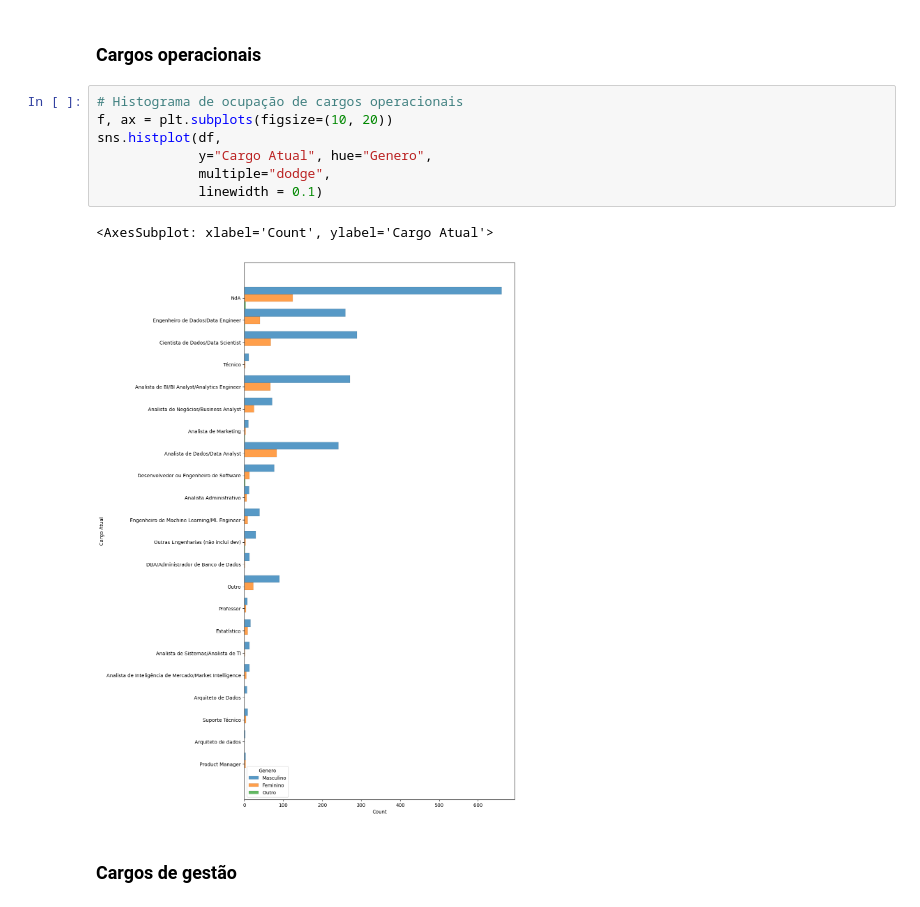
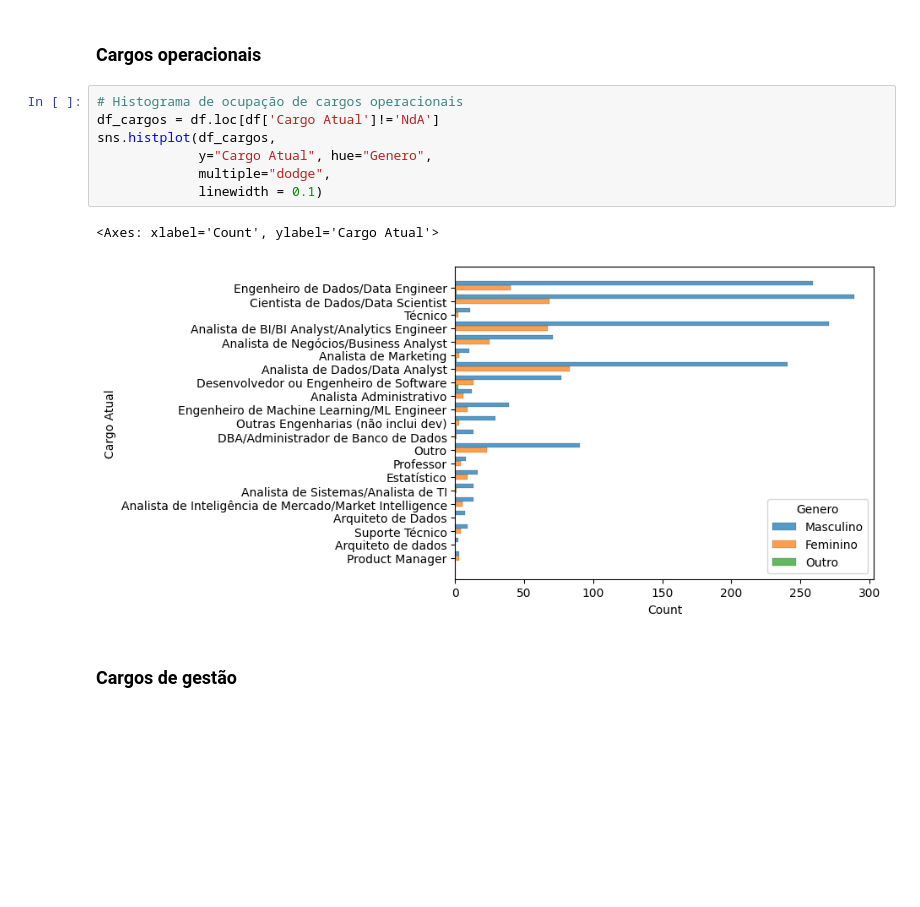
Before and after one commit to MayaraDM/ADA-DS_programming_techiniques_project, a Jupyter notebook: ProjetoV_analise.ipynb, the cells around one changed output. Saved outputs shown, nothing was run; the diff lists cells and outputs as text; blank space fills up the shorter version.

```diff
--- a/ProjetoV_analise.ipynb
+++ b/ProjetoV_analise.ipynb
@@ -195,14 +192,14 @@ sns.histplot(df,
 ### Cargos operacionais
 # %%
 # Histograma de ocupação de cargos operacionais
-f, ax = plt.subplots(figsize=(10, 20))
-sns.histplot(df,
+df_cargos = df.loc[df['Cargo Atual']!='NdA']
+sns.histplot(df_cargos,
              y="Cargo Atual", hue="Genero",
              multiple="dodge",
              linewidth = 0.1)
 # %% [output]
-<AxesSubplot: xlabel='Count', ylabel='Cargo Atual'>
+<Axes: xlabel='Count', ylabel='Cargo Atual'>
-[figure, old version]
+[figure, new version]
 # %% [markdown]
 ### Cargos de gestão
 # %%
```
Also changed, not shown: parts of 14 cells of this notebook.
